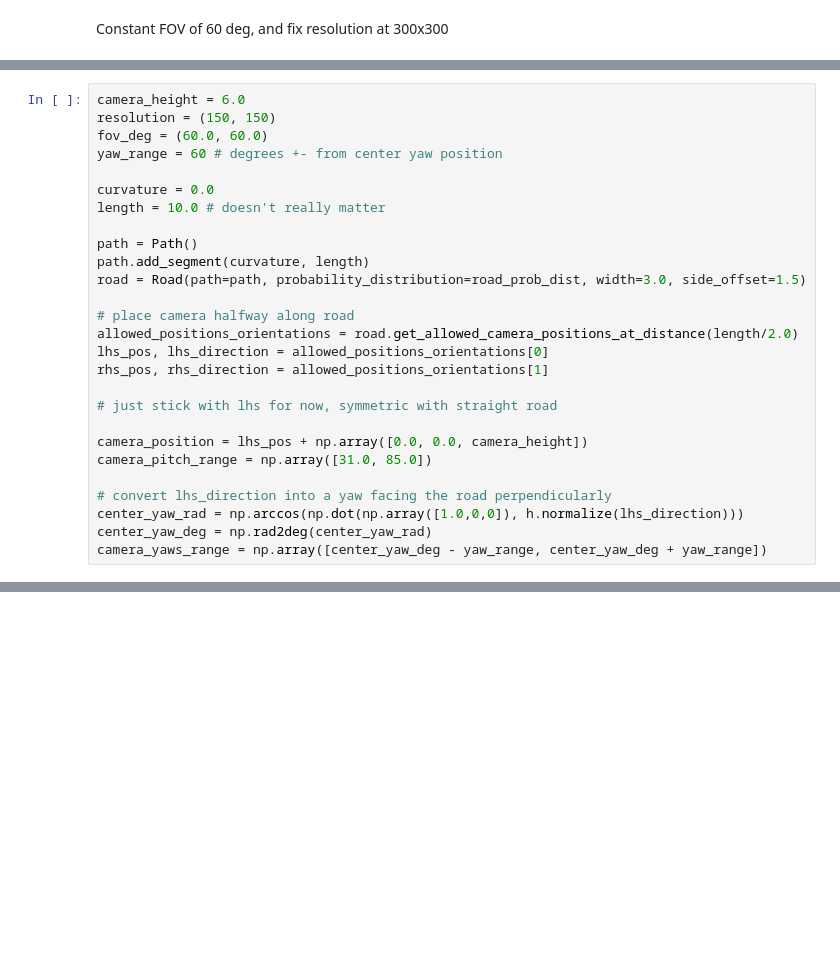
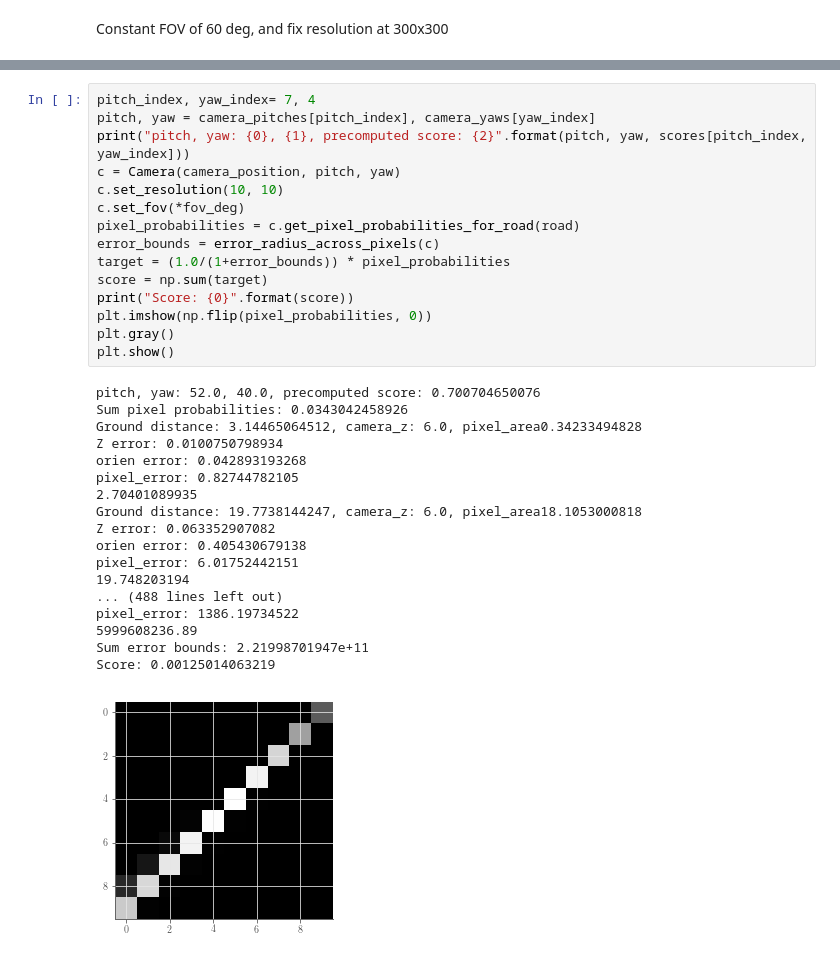
Before and after one commit to flyingsilverfin/AV-Camera-Placement, a Jupyter notebook: evaluation/single_camera_placement/Single Camera.ipynb, the cells around one changed output, grey strips where cells are left out. Cells and saved outputs as stored; diff of their text form; blank space fills up the shorter version.

```diff
--- a/evaluation/single_camera_placement/Single Camera.ipynb
+++ b/evaluation/single_camera_placement/Single Camera.ipynb
@@ -252,27 +235,0 @@ def random_restart_hillclimb(score_function, parameter_ranges, finish_epsilon=0.
-# %%
-camera_height = 6.0
-resolution = (150, 150)
-fov_deg = (60.0, 60.0)
-yaw_range = 60 # degrees +- from center yaw position
-
-curvature = 0.0
-length = 10.0 # doesn't really matter
-
-path = Path()
-path.add_segment(curvature, length)
-road = Road(path=path, probability_distribution=road_prob_dist, width=3.0, side_offset=1.5)
-
-# place camera halfway along road
-allowed_positions_orientations = road.get_allowed_camera_positions_at_distance(length/2.0)
-lhs_pos, lhs_direction = allowed_positions_orientations[0]
-rhs_pos, rhs_direction = allowed_positions_orientations[1]
-
-# just stick with lhs for now, symmetric with straight road
-
-camera_position = lhs_pos + np.array([0.0, 0.0, camera_height])
-camera_pitch_range = np.array([31.0, 85.0])
-
-# convert lhs_direction into a yaw facing the road perpendicularly
-center_yaw_rad = np.arccos(np.dot(np.array([1.0,0,0]), h.normalize(lhs_direction)))
-center_yaw_deg = np.rad2deg(center_yaw_rad)
-camera_yaws_range = np.array([center_yaw_deg - yaw_range, center_yaw_deg + yaw_range])
@@ -278,0 +294,34 @@ camera_yaws_range = np.array([center_yaw_deg - yaw_range, center_yaw_deg + yaw_r
+# %%
+pitch_index, yaw_index= 7, 4
+pitch, yaw = camera_pitches[pitch_index], camera_yaws[yaw_index]
+print("pitch, yaw: {0}, {1}, precomputed score: {2}".format(pitch, yaw, scores[pitch_index, yaw_index]))
+c = Camera(camera_position, pitch, yaw)
+c.set_resolution(10, 10)
+c.set_fov(*fov_deg)
+pixel_probabilities = c.get_pixel_probabilities_for_road(road)
+error_bounds = error_radius_across_pixels(c)
+target = (1.0/(1+error_bounds)) * pixel_probabilities
+score = np.sum(target)
+print("Score: {0}".format(score))
+plt.imshow(np.flip(pixel_probabilities, 0))
+plt.gray()
+plt.show()
+# %% [output]
+pitch, yaw: 52.0, 40.0, precomputed score: 0.700704650076
+Sum pixel probabilities: 0.0343042458926
+Ground distance: 3.14465064512, camera_z: 6.0, pixel_area0.34233494828
+Z error: 0.0100750798934
+orien error: 0.042893193268
+pixel_error: 0.82744782105
+2.70401089935
+Ground distance: 19.7738144247, camera_z: 6.0, pixel_area18.1053000818
+Z error: 0.063352907082
+orien error: 0.405430679138
+pixel_error: 6.01752442151
+19.748203194
+... (488 lines left out)
+pixel_error: 1386.19734522
+5999608236.89
+Sum error bounds: 2.21998701947e+11
+Score: 0.00125014063219
+[figure, added]
```
Also changed, not shown: parts of 20 cells of this notebook, 3 other files.
